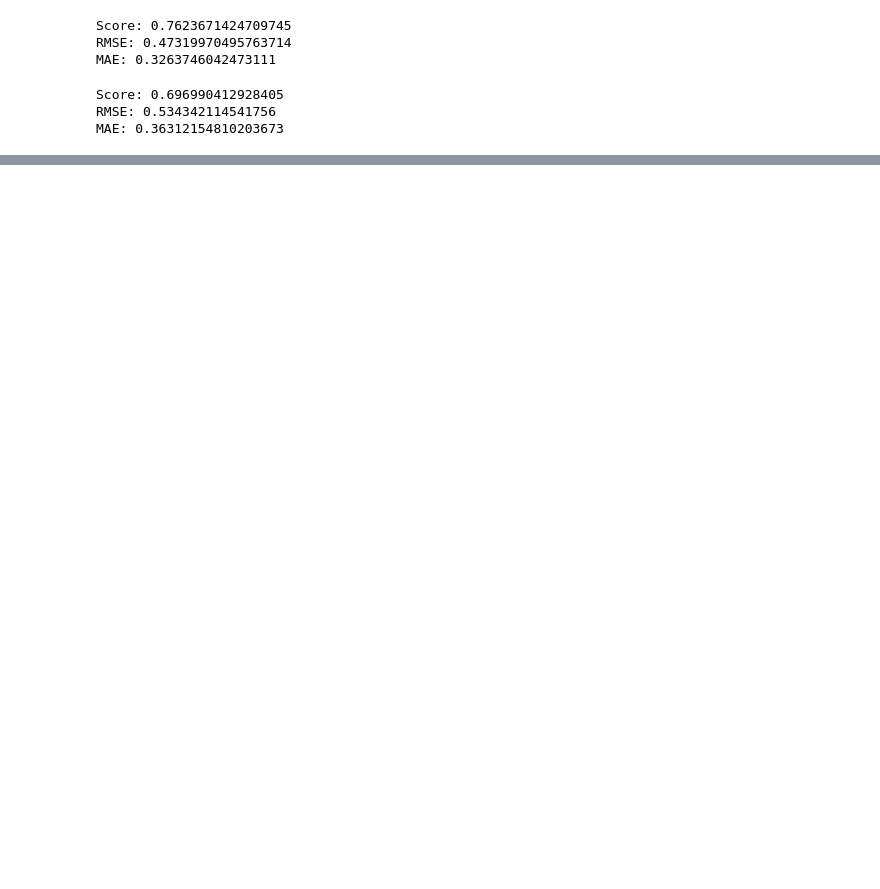
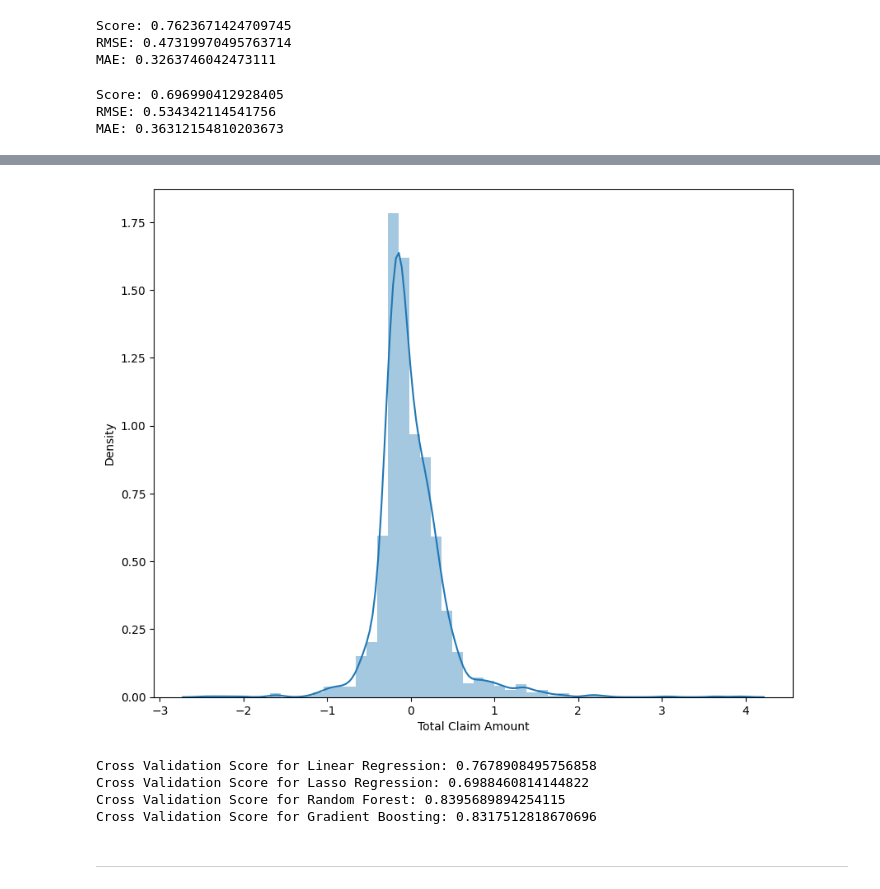
Before and after one commit to abhinowo/LP-DA, a Jupyter notebook: insuranceSeries/lp-2/insurance.ipynb, the cells around one changed output, grey strips where cells are left out. Cells and saved outputs as stored; diff of their text form; code cells hidden in the pictures; blank space fills up the shorter version.

```diff
--- a/insuranceSeries/lp-2/insurance.ipynb
+++ b/insuranceSeries/lp-2/insurance.ipynb
@@ -596,0 +614,35 @@ MAE: 0.2712047942943536
+# %%
+# make a plot for the actual and predicted value
+
+plt.figure(figsize=(10, 8))
+sns.distplot(y_test-y_pred)
+plt.show()
+# %% [output]
+[figure, added]
+# %%
+# model evaluation
+
+from sklearn.model_selection import cross_val_score
+
+# linear regression
+cv_linear = cross_val_score(model, X, y, cv=5)
+print('Cross Validation Score for Linear Regression:', cv_linear.mean())
+
+# lasso regression
+cv_lasso = cross_val_score(model_two, X, y, cv=5)
+print('Cross Validation Score for Lasso Regression:', cv_lasso.mean())
+
+# random forest regressor
+cv_random = cross_val_score(model_three, X, y, cv=5)
+print('Cross Validation Score for Random Forest:', cv_random.mean())
+
+# gradient boosting regressor
+cv_gradient = cross_val_score(model_four, X, y, cv=5)
+print('Cross Validation Score for Gradient Boosting:', cv_gradient.mean())
+# %% [output]
+Cross Validation Score for Linear Regression: 0.7678908495756858
+Cross Validation Score for Lasso Regression: 0.6988460814144822
+Cross Validation Score for Random Forest: 0.8395689894254115
+Cross Validation Score for Gradient Boosting: 0.8317512818670696
+# %% [markdown]
+------------------------------------------------------------------------------------------------------
```
Also changed, not shown: parts of 9 cells of this notebook, 1 other file.
